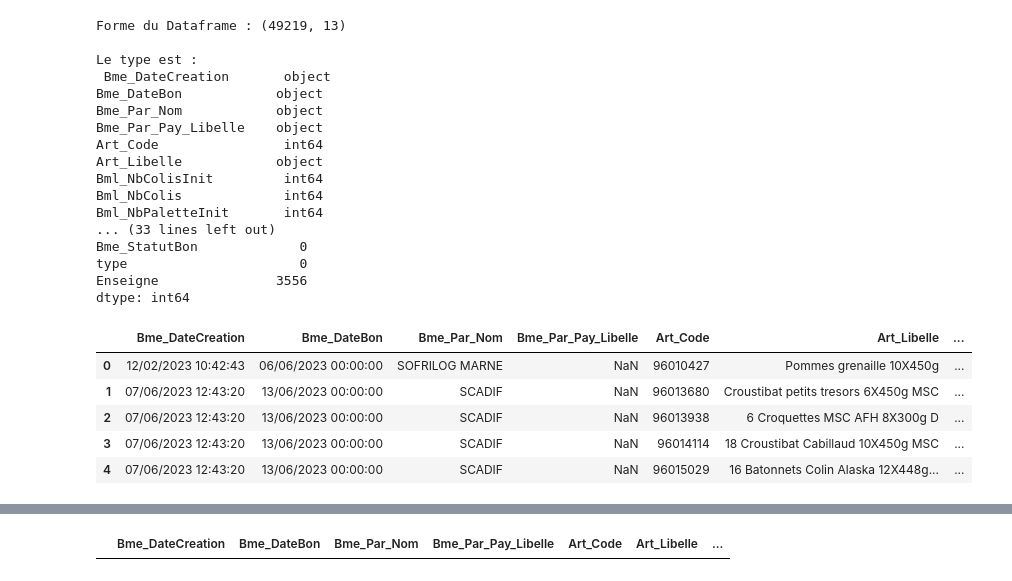
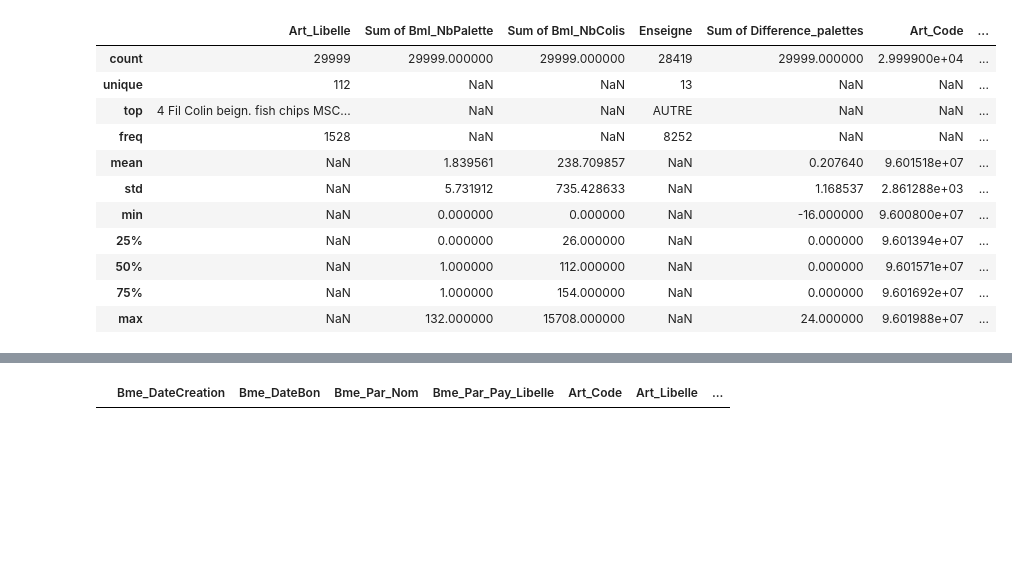
Before and after one commit to AntoineJBQ/P8, a Jupyter notebook: autre P8 version Findus/Notebook/Findus.ipynb, the cells around one changed output, grey strips where cells are left out. Drawn from its saved outputs; the diff is of its cells as text; code cells hidden in the pictures; blank space fills up the shorter version.

```diff
--- a/autre P8 version Findus/Notebook/Findus.ipynb
+++ b/autre P8 version Findus/Notebook/Findus.ipynb
@@ -107,32 +34,18 @@ data.head()
-# %%
-etude_fichier(data)
-# %% [output]
-Forme du Dataframe : (49219, 13)
-
-Le type est :
- Bme_DateCreation       object
-Bme_DateBon            object
-Bme_Par_Nom            object
-Bme_Par_Pay_Libelle    object
-Art_Code                int64
-Art_Libelle            object
-Bml_NbColisInit         int64
-Bml_NbColis             int64
-Bml_NbPaletteInit       int64
-... (33 lines left out)
-Bme_StatutBon             0
-type                      0
-Enseigne               3556
-dtype: int64
-# %%
-data.head()
-# %% [output]
-|  | Bme_DateCreation | Bme_DateBon | Bme_Par_Nom | Bme_Par_Pay_Libelle | Art_Code | Art_Libelle | ... |
-| 0 | 12/02/2023 10:42:43 | 06/06/2023 00:00:00 | SOFRILOG MARNE | NaN | 96010427 | Pommes grenaille 10X450g | ... |
-| 1 | 07/06/2023 12:43:20 | 13/06/2023 00:00:00 | SCADIF | NaN | 96013680 | Croustibat petits tresors 6X450g MSC | ... |
-| 2 | 07/06/2023 12:43:20 | 13/06/2023 00:00:00 | SCADIF | NaN | 96013938 | 6 Croquettes MSC AFH 8X300g D | ... |
-| 3 | 07/06/2023 12:43:20 | 13/06/2023 00:00:00 | SCADIF | NaN | 96014114 | 18 Croustibat Cabillaud 10X450g MSC | ... |
-| 4 | 07/06/2023 12:43:20 | 13/06/2023 00:00:00 | SCADIF | NaN | 96015029 | 16 Batonnets Colin Alaska 12X448g... | ... |
+# %%
+data.describe(include='all')
+# %% [output]
+|  | Art_Libelle | Sum of Bml_NbPalette | Sum of Bml_NbColis | Enseigne | Sum of Difference_palettes | Art_Code | ... |
+| count | 29999 | 29999.000000 | 29999.000000 | 28419 | 29999.000000 | 2.999900e+04 | ... |
+| unique | 112 | NaN | NaN | 13 | NaN | NaN | ... |
+| top | 4 Fil Colin beign. fish chips MSC... | NaN | NaN | AUTRE | NaN | NaN | ... |
+| freq | 1528 | NaN | NaN | 8252 | NaN | NaN | ... |
+| mean | NaN | 1.839561 | 238.709857 | NaN | 0.207640 | 9.601518e+07 | ... |
+| std | NaN | 5.731912 | 735.428633 | NaN | 1.168537 | 2.861288e+03 | ... |
+| min | NaN | 0.000000 | 0.000000 | NaN | -16.000000 | 9.600800e+07 | ... |
+| 25% | NaN | 0.000000 | 26.000000 | NaN | 0.000000 | 9.601394e+07 | ... |
+| 50% | NaN | 1.000000 | 112.000000 | NaN | 0.000000 | 9.601571e+07 | ... |
+| 75% | NaN | 1.000000 | 154.000000 | NaN | 0.000000 | 9.601692e+07 | ... |
+| max | NaN | 132.000000 | 15708.000000 | NaN | 24.000000 | 9.601988e+07 | ... |
 # %%
 # Calcul de la différence entre les colonnes de colis
 data['Difference_Colis'] = data['Bml_NbColisInit'] - data['Bml_NbColis']
```
Also changed, not shown: parts of 16 cells of this notebook, 4 other files.
